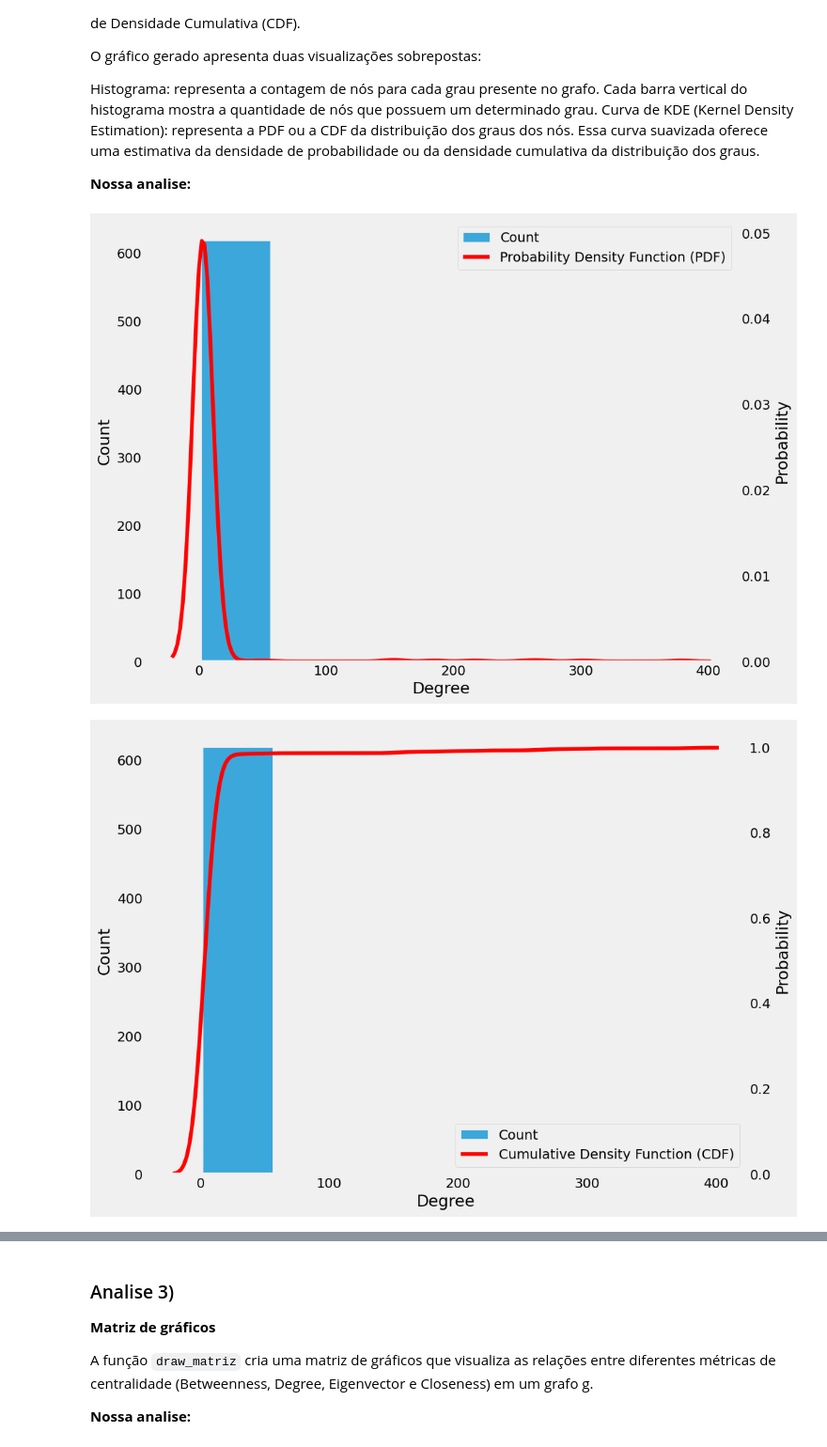
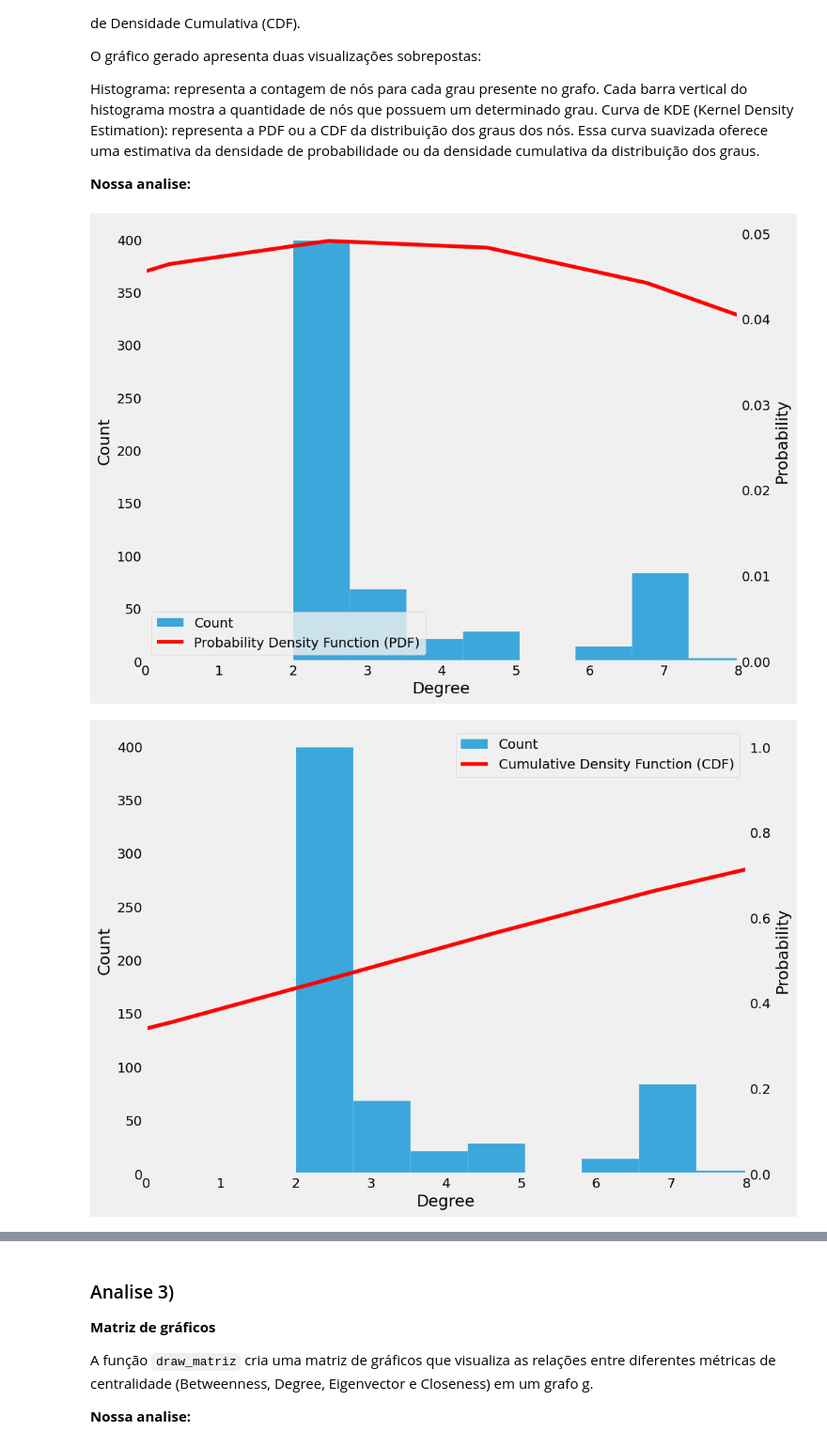
Before and after one commit to mairabrito/data_structure_ii, a Jupyter notebook: lessons/week_11_12/wikipedia.ipynb, the cells around one changed output, grey strips where cells are left out. Shown at 94% size. Drawn from its saved outputs; the diff is of its cells as text; code cells hidden in the pictures.

```diff
--- a/lessons/week_11_12/wikipedia.ipynb
+++ b/lessons/week_11_12/wikipedia.ipynb
@@ -459,39 +461,41 @@ def draw_CDF_PDF(g, is_CDF=False):
 
   fig, ax = plt.subplots(1,1,figsize=(10,8))
 
-  sns.histplot(degree_sequence,bins=7,label="Count",ax=ax)
+  sns.histplot(degree_sequence,bins=500,label="Count",ax=ax)
   ax2 = ax.twinx()
 
   new_label = ""
   if is_CDF:
     new_label = "Cumulative Density Function (CDF)"
   else:
     new_label = "Probability Density Function (PDF)"
 
   sns.kdeplot(degree_sequence,color='r',label=new_label,ax=ax2,cumulative=is_CDF)
 
   # ask matplotlib for the plotted objects and their labels
   lines, labels = ax.get_legend_handles_labels()
   lines2, labels2 = ax2.get_legend_handles_labels()
   ax2.legend(lines + lines2, labels + labels2, loc=0)
 
   ax.grid(False)
   ax2.grid(False)
   ax.set_xlabel("Degree")
   ax2.set_ylabel("Probability")
 
+  ax.set_xlim(0, 8)
+
   fig_name = ""
   if is_CDF:
     fig_name = "cumulative_density_function.png"
   else:
     fig_name = "probability_density_function.png"
 
   plt.savefig(fig_name, transparent=True,dpi=600,bbox_inches="tight")
   plt.show()
 
 draw_CDF_PDF(gsub)
 print('\n')
 draw_CDF_PDF(gsub, True)
 # %% [output]
-[figure, old version]
+[figure, new version]
-[figure, old version]
+[figure, new version]
```
Also changed, not shown: parts of 9 cells of this notebook, 2 other files.
